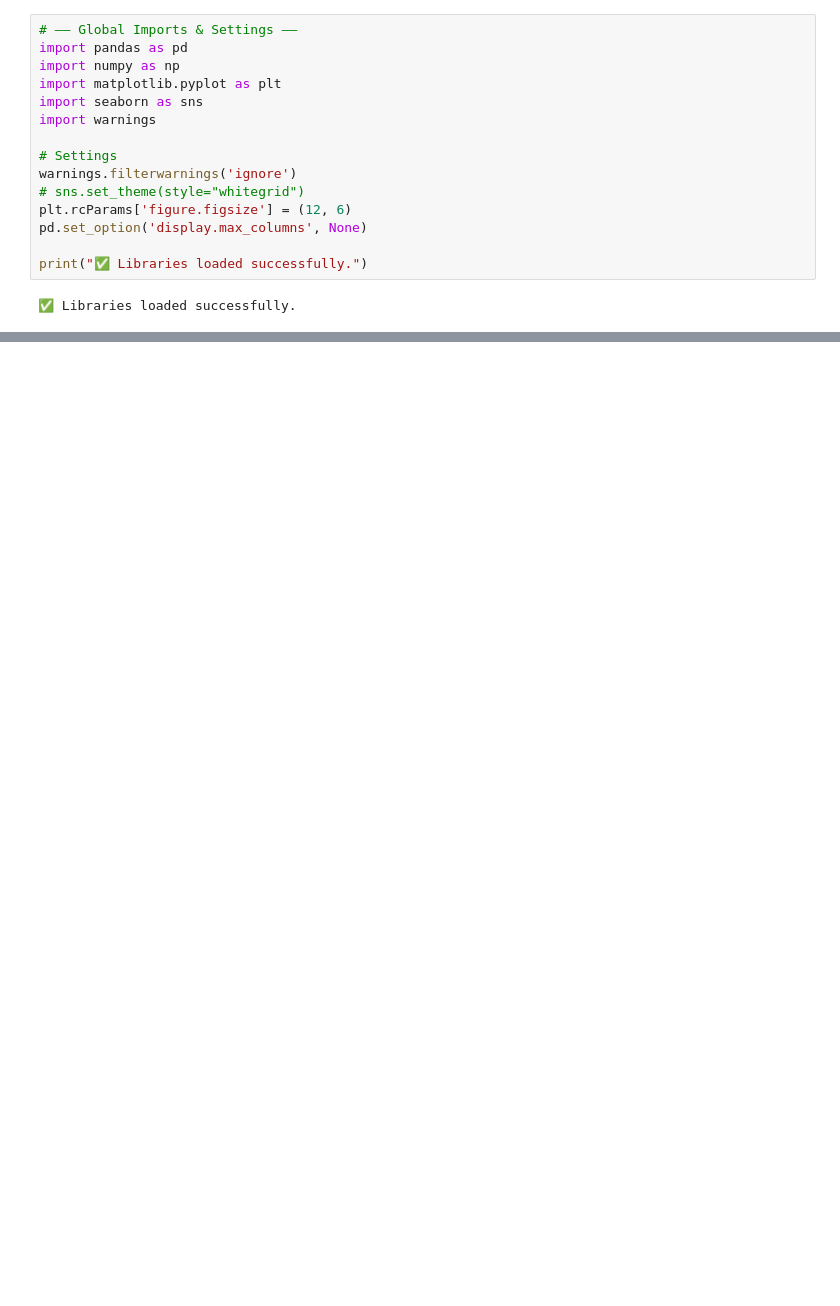
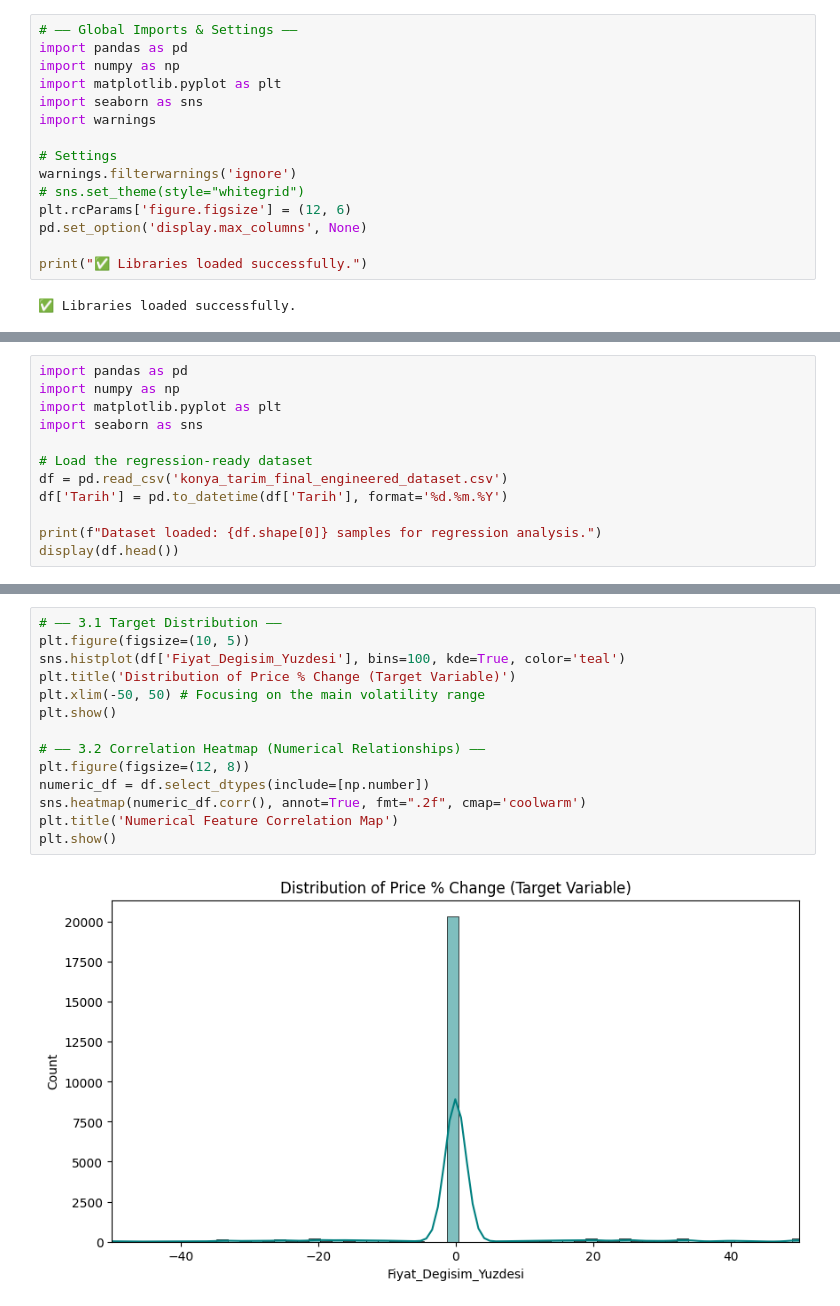
Before and after one commit to ismethakanaydogmus/konya-agriculture-price-predictor, a Jupyter notebook: Konya_Agriculture_EDA_and_Modeling.ipynb, the cells around one changed output, grey strips where cells are left out. Drawn from its saved outputs; the diff is of its cells as text; blank space fills up the shorter version.

```diff
--- a/Konya_Agriculture_EDA_and_Modeling.ipynb
+++ b/Konya_Agriculture_EDA_and_Modeling.ipynb
@@ -599,0 +55,12 @@ To improve the prediction of extreme market shocks, future iterations of this pr
+# %%
+import pandas as pd
+import numpy as np
+import matplotlib.pyplot as plt
+import seaborn as sns
+
+# Load the regression-ready dataset
+df = pd.read_csv('konya_tarim_final_engineered_dataset.csv')
+df['Tarih'] = pd.to_datetime(df['Tarih'], format='%d.%m.%Y')
+
+print(f"Dataset loaded: {df.shape[0]} samples for regression analysis.")
+display(df.head())
@@ -599,0 +88,16 @@ To improve the prediction of extreme market shocks, future iterations of this pr
+# %%
+# —— 3.1 Target Distribution ——
+plt.figure(figsize=(10, 5))
+sns.histplot(df['Fiyat_Degisim_Yuzdesi'], bins=100, kde=True, color='teal')
+plt.title('Distribution of Price % Change (Target Variable)')
+plt.xlim(-50, 50) # Focusing on the main volatility range
+plt.show()
+
+# —— 3.2 Correlation Heatmap (Numerical Relationships) ——
+plt.figure(figsize=(12, 8))
+numeric_df = df.select_dtypes(include=[np.number])
+sns.heatmap(numeric_df.corr(), annot=True, fmt=".2f", cmap='coolwarm')
+plt.title('Numerical Feature Correlation Map')
+plt.show()
+# %% [output]
+[figure, added]
```
Also changed, not shown: parts of 38 cells of this notebook.
